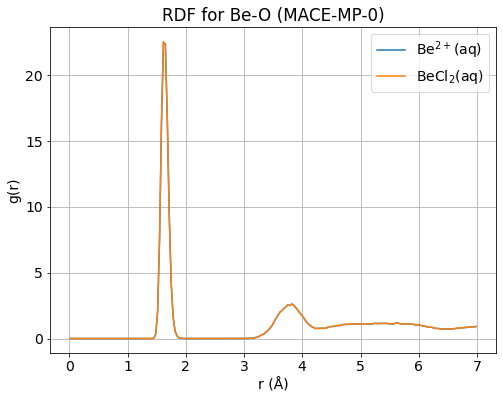
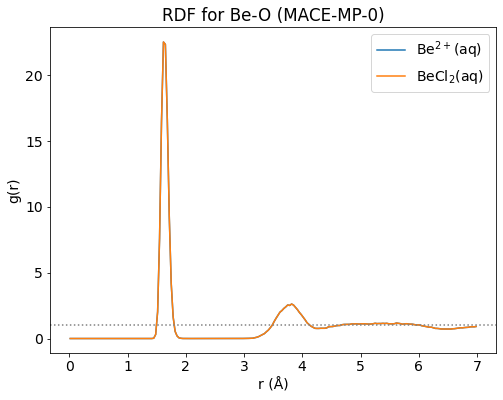
Unified diff of the notebook cell whose output changed from the first chart to the second:
--- before
+++ after
@@ -3,8 +3,9 @@
 for key, data in MP0_data.items():
     ax.plot(data['# Distance / pm']/100, data['  g(r)'], label=key)
+    rmax = data['# Distance / pm'].max()/100
 ax.set_title(f'RDF for Be-O (MACE-MP-0)')
 ax.set_xlabel('r (Å)')
 ax.set_ylabel('g(r)')
+ax.axhline(1, 0, rmax, color='gray', linestyle=':')
 ax.legend()
-ax.grid()
 plt.show()

Commit: changed N(r) y-scale